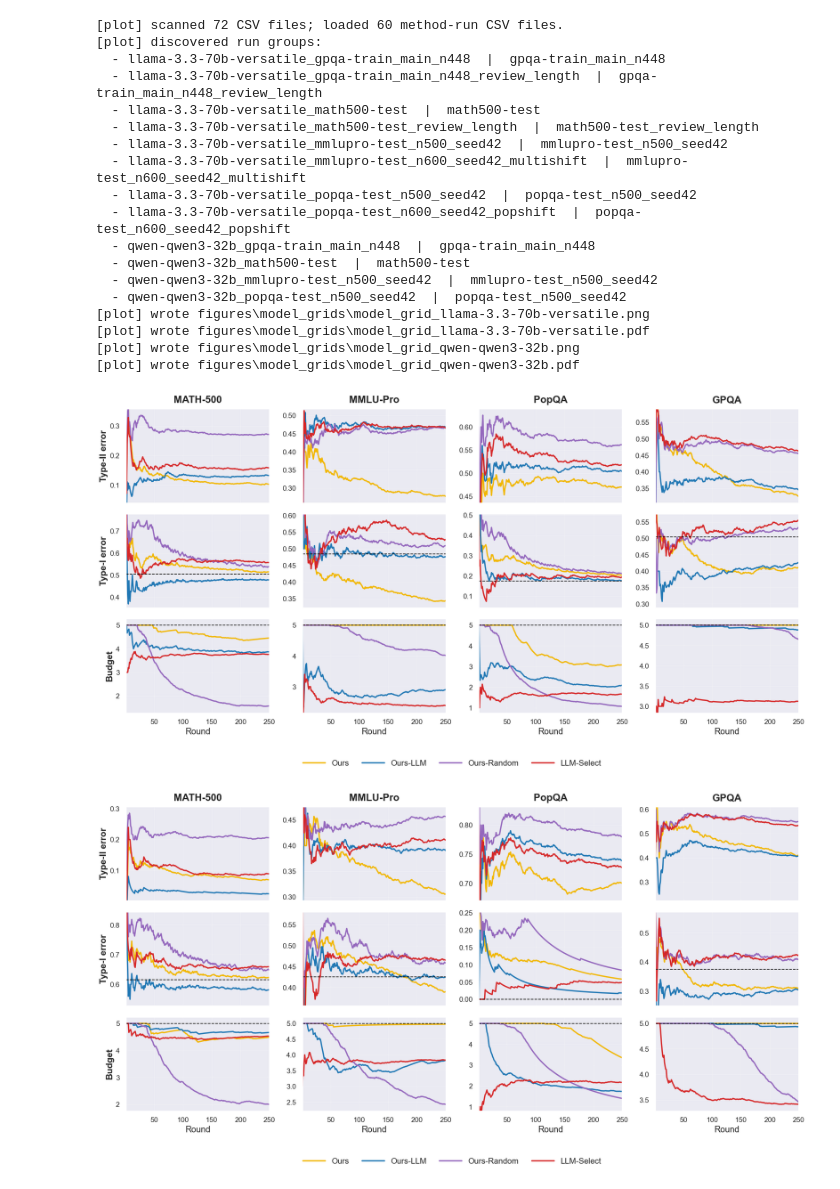
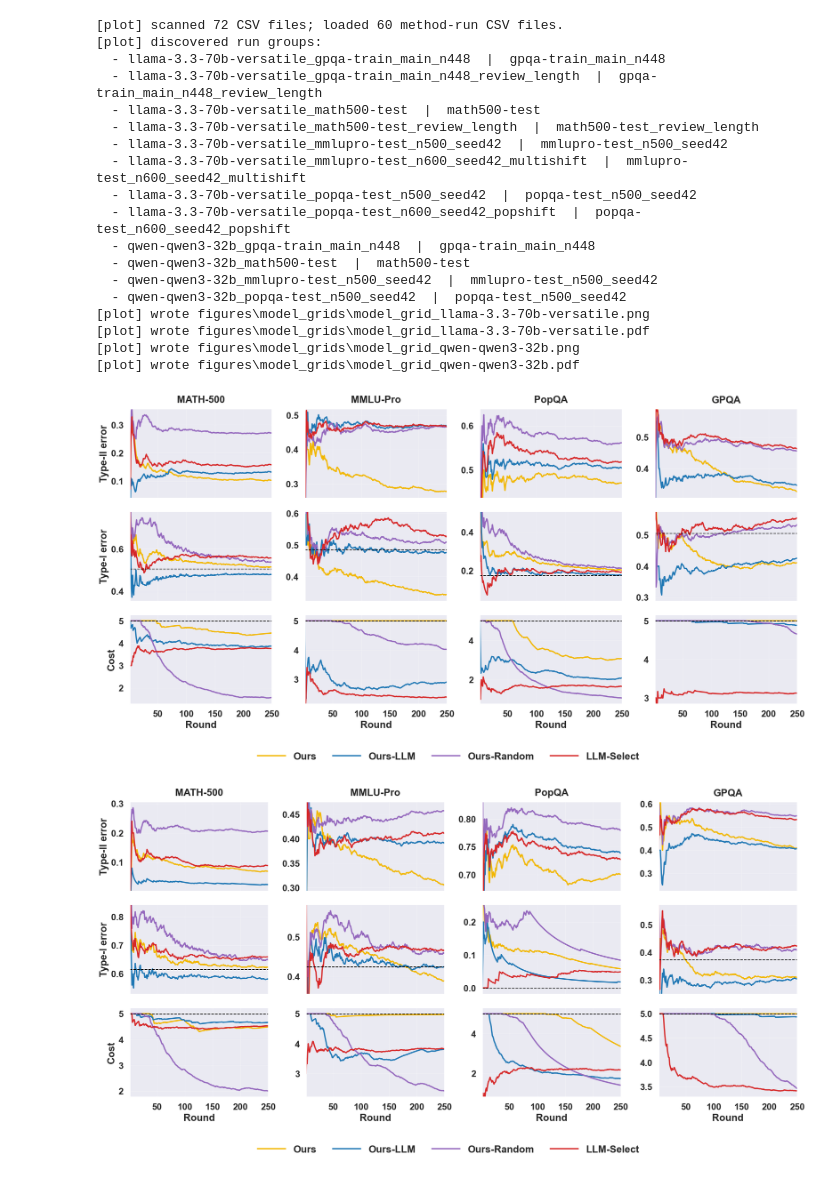
Before and after one commit to alirezamirrokni/Active-Data-Selection, a Jupyter notebook: to_plot.ipynb, the cells around one changed output. Cells and saved outputs as stored; diff of their text form; code cells hidden in the pictures.

```diff
--- a/to_plot.ipynb
+++ b/to_plot.ipynb
@@ -774,17 +787,24 @@ import matplotlib.pyplot as plt
 import pandas as pd
 import seaborn as sns
 
-sns.set_theme(context="talk", style="darkgrid", font_scale=1.25)
+sns.set_theme(context="talk", style="darkgrid", font_scale=1.0)
+
+PLOT_TEXT_SIZE = 20
+PLOT_TICK_SIZE = 18
+PHASE_LABEL_SIZE = 14
 
 plt.rcParams.update({
-    "font.size": 16,
-    "axes.titlesize": 18,
-    "axes.labelsize": 17,
-    "xtick.labelsize": 14,
-    "ytick.labelsize": 14,
-    "legend.fontsize": 15,
-    "legend.title_fontsize": 15,
-    "figure.titlesize": 18,
+    "font.size": PLOT_TEXT_SIZE,
+    "axes.titlesize": PLOT_TEXT_SIZE,
+    "axes.labelsize": PLOT_TEXT_SIZE,
+    "xtick.labelsize": PLOT_TICK_SIZE,
+    "ytick.labelsize": PLOT_TICK_SIZE,
+    "legend.fontsize": PLOT_TEXT_SIZE,
+    "legend.title_fontsize": PLOT_TEXT_SIZE,
+    "figure.titlesize": PLOT_TEXT_SIZE,
+    "font.weight": "bold",
+    "axes.titleweight": "bold",
+    "axes.labelweight": "bold",
 })
 
 # Change this if your outputs directory is elsewhere. Relative paths are resolved from the project root.
@@ -810,7 +830,7 @@ DATASET_LABELS = {
 ROW_SPECS = [
     ("Cum. Type-II", "Type-II error"),
     ("Cum. Type-I", "Type-I error"),
-    ("Cum. Budget", "Budget"),
+    ("Cum. Budget", "Cost"),
 ]
 
 
@@ -951,7 +971,7 @@ def plot_one_model_grid(
                     ha="center",
                     va="center",
                     transform=ax.transAxes,
-                    fontsize=15,
+                    fontsize=PLOT_TEXT_SIZE,
                 )
             else:
                 dataset_df = filter_methods_for_plot(dataset_df)
@@ -1019,26 +1039,26 @@ def plot_one_model_grid(
 
             # Dataset names only on the top row.
             if row_idx == 0:
-                ax.set_title(dataset_title, fontsize=20, fontweight="bold", pad=12)
+                ax.set_title(dataset_title, fontsize=PLOT_TEXT_SIZE, fontweight="bold", pad=12)
             else:
                 ax.set_title("")
 
             # Keep y tick labels on every subplot because each panel has its own y-scale.
             # The y-axis label text is kept only on the leftmost subplot to avoid clutter.
             if col_idx == 0:
-                ax.set_ylabel(row_label, fontsize=18, fontweight="bold")
+                ax.set_ylabel(row_label, fontsize=PLOT_TEXT_SIZE, fontweight="bold")
             else:
                 ax.set_ylabel("")
                 ax.tick_params(labelleft=True)
 
             # X-axis labels only on bottom row.
             if row_idx == 2:
-                ax.set_xlabel("Round", fontsize=17)
+                ax.set_xlabel("Round", fontsize=PLOT_TEXT_SIZE, fontweight="bold")
             else:
                 ax.set_xlabel("")
                 ax.tick_params(labelbottom=False)
 
-            ax.tick_params(axis="both", labelsize=14)
+            ax.tick_params(axis="both", labelsize=PLOT_TICK_SIZE)
             ax.grid(True, alpha=0.35, linewidth=0.8)
 
     handles, labels = _dedupe_legend_items(all_handles, all_labels)
@@ -1052,7 +1072,7 @@ def plot_one_model_grid(
             bbox_to_anchor=(0.5, 0.005),
             ncol=min(len(labels), 6),
             frameon=False,
-            fontsize=16,
+            prop={"size": PLOT_TEXT_SIZE, "weight": "bold"},
             handlelength=2.8,
             columnspacing=1.6,
         )
@@ -1068,35 +1088,35 @@ def plot_one_model_grid(
 
     print(f"[plot] wrote {out_png}")
     print(f"[plot] wrote {out_pdf}")
 
     return fig, axes
 
 
 metrics = build_model_overview_metrics(runs=RUNS_TO_PLOT)
 
 for model_name in sorted(metrics["model"].dropna().unique()):
     plot_one_model_grid(metrics, model_name)
 # %% [output]
 [plot] scanned 72 CSV files; loaded 60 method-run CSV files.
 [plot] discovered run groups:
   - llama-3.3-70b-versatile_gpqa-train_main_n448  |  gpqa-train_main_n448
   - llama-3.3-70b-versatile_gpqa-train_main_n448_review_length  |  gpqa-train_main_n448_review_length
   - llama-3.3-70b-versatile_math500-test  |  math500-test
   - llama-3.3-70b-versatile_math500-test_review_length  |  math500-test_review_length
   - llama-3.3-70b-versatile_mmlupro-test_n500_seed42  |  mmlupro-test_n500_seed42
   - llama-3.3-70b-versatile_mmlupro-test_n600_seed42_multishift  |  mmlupro-test_n600_seed42_multishift
   - llama-3.3-70b-versatile_popqa-test_n500_seed42  |  popqa-test_n500_seed42
   - llama-3.3-70b-versatile_popqa-test_n600_seed42_popshift  |  popqa-test_n600_seed42_popshift
   - qwen-qwen3-32b_gpqa-train_main_n448  |  gpqa-train_main_n448
   - qwen-qwen3-32b_math500-test  |  math500-test
   - qwen-qwen3-32b_mmlupro-test_n500_seed42  |  mmlupro-test_n500_seed42
   - qwen-qwen3-32b_popqa-test_n500_seed42  |  popqa-test_n500_seed42
 [plot] wrote figures\model_grids\model_grid_llama-3.3-70b-versatile.png
 [plot] wrote figures\model_grids\model_grid_llama-3.3-70b-versatile.pdf
 [plot] wrote figures\model_grids\model_grid_qwen-qwen3-32b.png
 [plot] wrote figures\model_grids\model_grid_qwen-qwen3-32b.pdf
-[figure, old version]
+[figure, new version]
-[figure, old version]
+[figure, new version]
 # %%
 # Review-length-cost experiments figure
 # Run this cell after the standard plotting/helper cells above.
```
Also changed, not shown: parts of 4 cells of this notebook, 28 other files.
